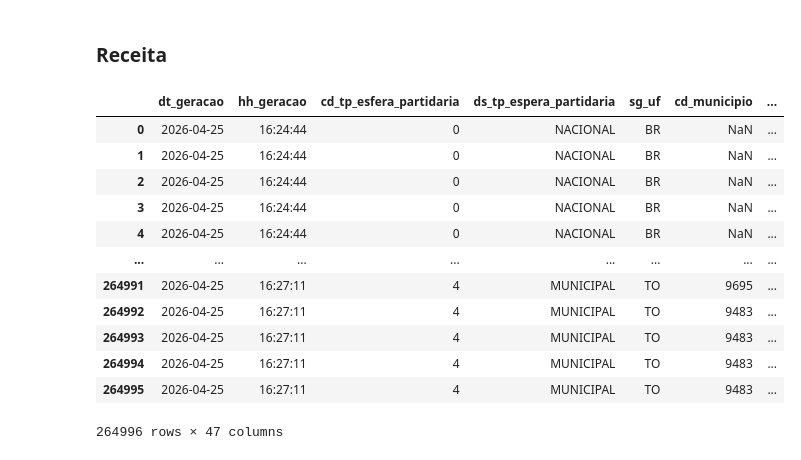
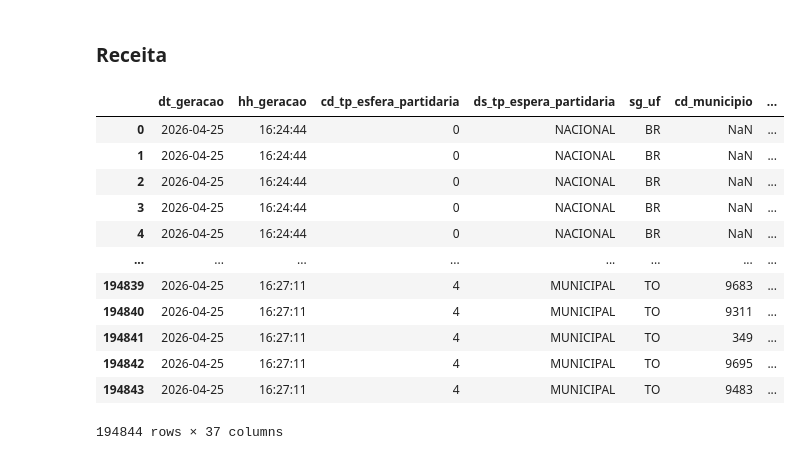
Before and after one commit to nicolas0liveira/transparencia_partidaria_br, a Jupyter notebook: notebooks/00-debug_generico.ipynb, the cells around one changed output. Saved outputs shown, nothing was run; the diff lists cells and outputs as text; code cells hidden in the pictures.

```diff
--- a/notebooks/00-debug_generico.ipynb
+++ b/notebooks/00-debug_generico.ipynb
@@ -89,32 +89,32 @@ df
 # %% [markdown]
 ### Receita
 # %%
-PARQUET_FILE_NAME = "receita_enriquecida.parquet"
+PARQUET_FILE_NAME = "receita.parquet"
 
 df = duckdb.sql(
     f"""
     SELECT
         *
     FROM read_parquet(
         '../data/03-silver/{PARQUET_FILE_NAME}'
     )
     """
 ).df()
 
 #df.head()
 
 df
 # %% [output]
 |  | dt_geracao | hh_geracao | cd_tp_esfera_partidaria | ds_tp_espera_partidaria | sg_uf | cd_municipio | ... |
 | 0 | 2026-04-25 | 16:24:44 | 0 | NACIONAL | BR | NaN | ... |
 | 1 | 2026-04-25 | 16:24:44 | 0 | NACIONAL | BR | NaN | ... |
 | 2 | 2026-04-25 | 16:24:44 | 0 | NACIONAL | BR | NaN | ... |
 | 3 | 2026-04-25 | 16:24:44 | 0 | NACIONAL | BR | NaN | ... |
 | 4 | 2026-04-25 | 16:24:44 | 0 | NACIONAL | BR | NaN | ... |
 | ... | ... | ... | ... | ... | ... | ... | ... |
-| 264991 | 2026-04-25 | 16:27:11 | 4 | MUNICIPAL | TO | 9695 | ... |
-| 264992 | 2026-04-25 | 16:27:11 | 4 | MUNICIPAL | TO | 9483 | ... |
-| 264993 | 2026-04-25 | 16:27:11 | 4 | MUNICIPAL | TO | 9483 | ... |
-| 264994 | 2026-04-25 | 16:27:11 | 4 | MUNICIPAL | TO | 9483 | ... |
-| 264995 | 2026-04-25 | 16:27:11 | 4 | MUNICIPAL | TO | 9483 | ... |
+| 194839 | 2026-04-25 | 16:27:11 | 4 | MUNICIPAL | TO | 9683 | ... |
+| 194840 | 2026-04-25 | 16:27:11 | 4 | MUNICIPAL | TO | 9311 | ... |
+| 194841 | 2026-04-25 | 16:27:11 | 4 | MUNICIPAL | TO | 349 | ... |
+| 194842 | 2026-04-25 | 16:27:11 | 4 | MUNICIPAL | TO | 9695 | ... |
+| 194843 | 2026-04-25 | 16:27:11 | 4 | MUNICIPAL | TO | 9483 | ... |
-264996 rows × 47 columns
+194844 rows × 37 columns
```
Also changed, not shown: parts of 7 cells of this notebook, 4 other files.
